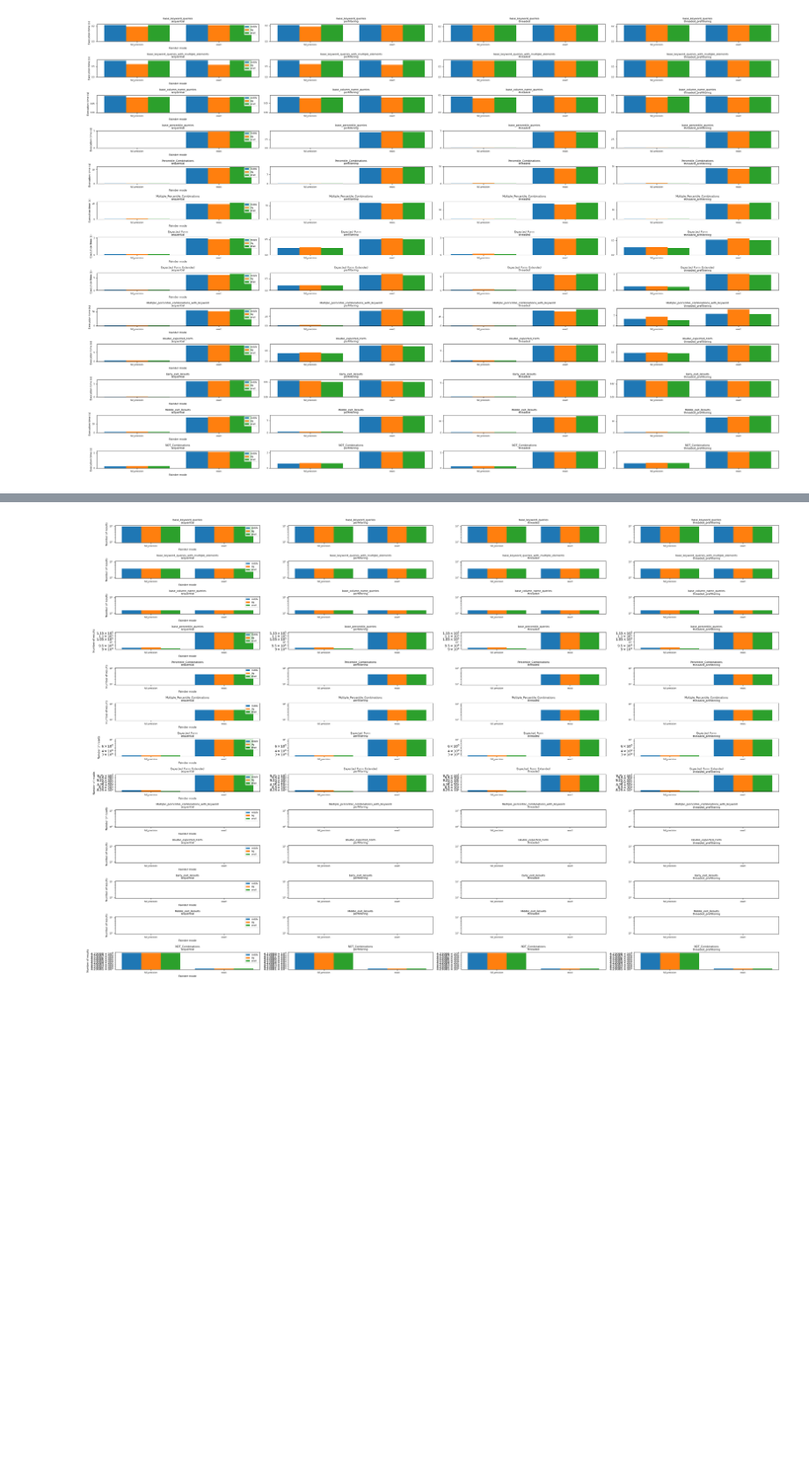
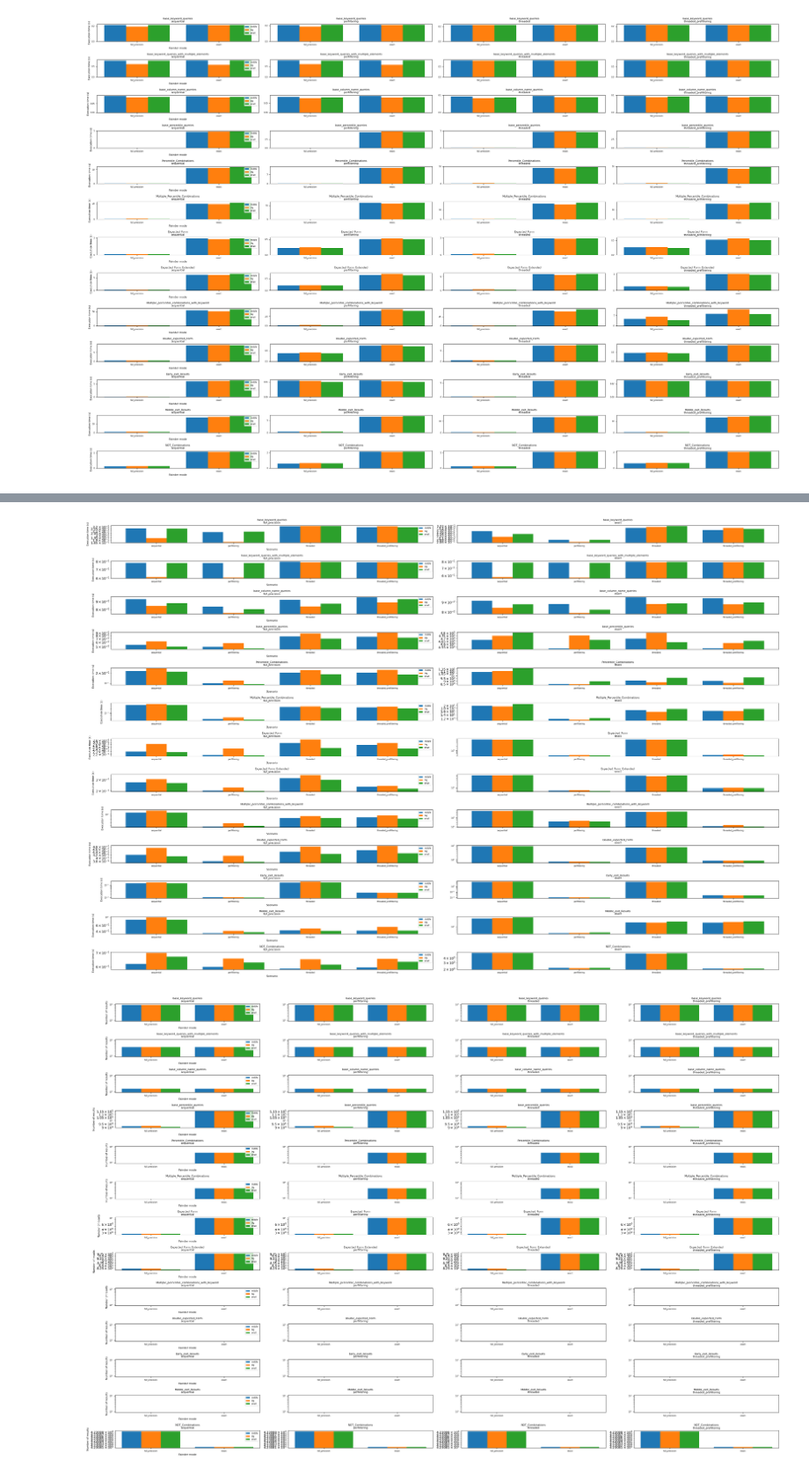
Before and after one commit to leonardgeissler/fainder-demo, a Jupyter notebook: analysis/performance_tests/comparions_analysis _multiple_sources.ipynb, the cells around one changed output, grey strips where cells are left out. Shown at 88% size. Saved outputs shown, nothing was run; the diff lists cells and outputs as text; code cells hidden in the pictures; blank space fills up the shorter version.

```diff
--- a/analysis/performance_tests/comparions_analysis _multiple_sources.ipynb
+++ b/analysis/performance_tests/comparions_analysis _multiple_sources.ipynb
@@ -212,3 +251,44 @@ if commit_data:
+# %%
+# Create combined figure by fainder mode with log scale
+if commit_data:
+    plt.figure(figsize=(30, 20))
+    num_per_column = 2
+    num_plots = len(categories) * len(fainder_modes)
+    rows = (num_plots + num_per_column - 1) // num_per_column
+    cols = min(num_per_column, num_plots)
+
+    for idx, (category, fainder_mode) in enumerate([(c, f) for c in categories for f in fainder_modes]):
+        plt.subplot(rows, cols, idx + 1)
+
+        # Get data for each commit
+        commit_means = {}
+        for commit_name, df in commit_data:
+            df_temp = df[(df["category"] == category) & (df["fainder_mode"] == fainder_mode)]
+            mean_execution_times = df_temp.groupby("scenario")["execution_time"].mean()
+            commit_means[commit_name] = mean_execution_times
+
+        if commit_means:
+            x = np.arange(len(scenarios))
+            width = 0.8 / len(commit_data)
+
+            for i, (commit_name, means) in enumerate(commit_means.items()):
+                values = [means.get(scenario, 0) for scenario in scenarios]
+                plt.bar(x + i * width, values, width, label=commit_name)
+
+            plt.yscale("log")
+
+            if idx % num_per_column == 0:
+                plt.legend(loc="upper right", fontsize=6)
+                plt.xlabel("Scenario", fontsize=8)
+                plt.ylabel("Execution time (s)", fontsize=8)
+            plt.xticks(x + width * (len(commit_data) - 1) / 2, scenarios, fontsize=6)
+            plt.title(f"{category}\n{fainder_mode}", fontsize=8)
+            plt.yticks(fontsize=6)
+
+    plt.tight_layout()
+    plt.savefig("figures/regression/all_execution_times_by_fainder_mode.png")
+# %% [output]
+[figure, added]
 # %%
 # Create combined figure for number of results with log scale
 if commit_data:
```
Also changed, not shown: parts of 1 cell of this notebook.
